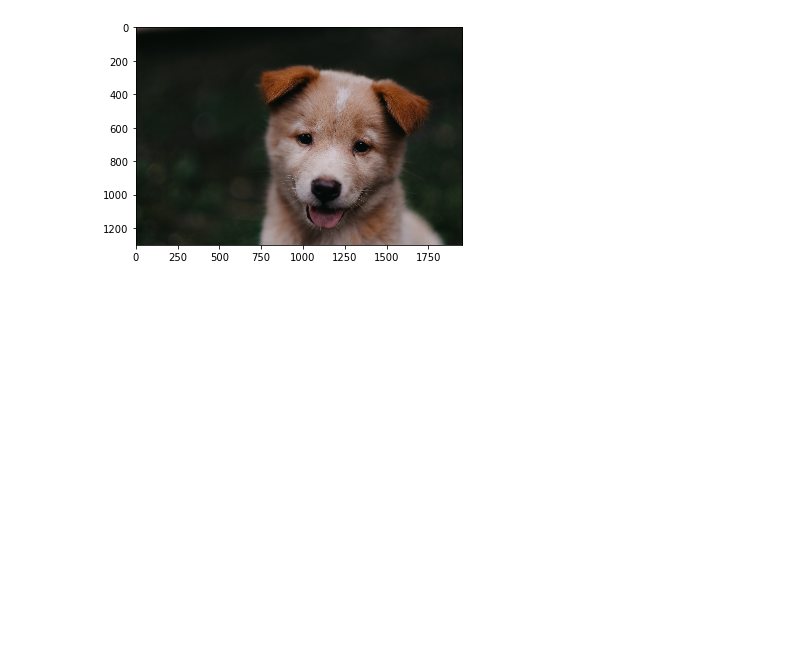
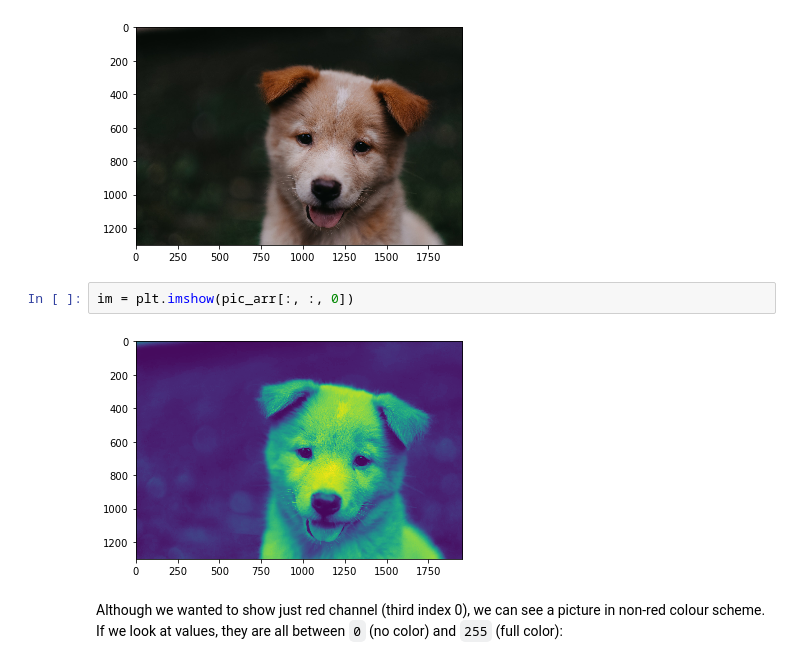
Before and after one commit to BojanKomazec/python-opencv-course, a Jupyter notebook: Section 02/Section 02-08_numpy_images.ipynb, the cells around one changed output. Cells and saved outputs as stored; diff of their text form; blank space fills up the shorter version.

```diff
--- a/Section 02/Section 02-08_numpy_images.ipynb
+++ b/Section 02/Section 02-08_numpy_images.ipynb
@@ -39,3 +39,10 @@ plt.imshow(pic_arr)
 # %% [output]
 <matplotlib.image.AxesImage at 0x...>
 [figure]
+# %%
+im = plt.imshow(pic_arr[:, :, 0])
+# %% [output]
+[figure, added]
+# %% [markdown]
+Although we wanted to show just red channel (third index 0), we can see a picture in non-red colour scheme.
+If we look at values, they are all between `0` (no color) and `255` (full color):
```
Also changed, not shown: parts of 20 cells of this notebook, 1 other file.
